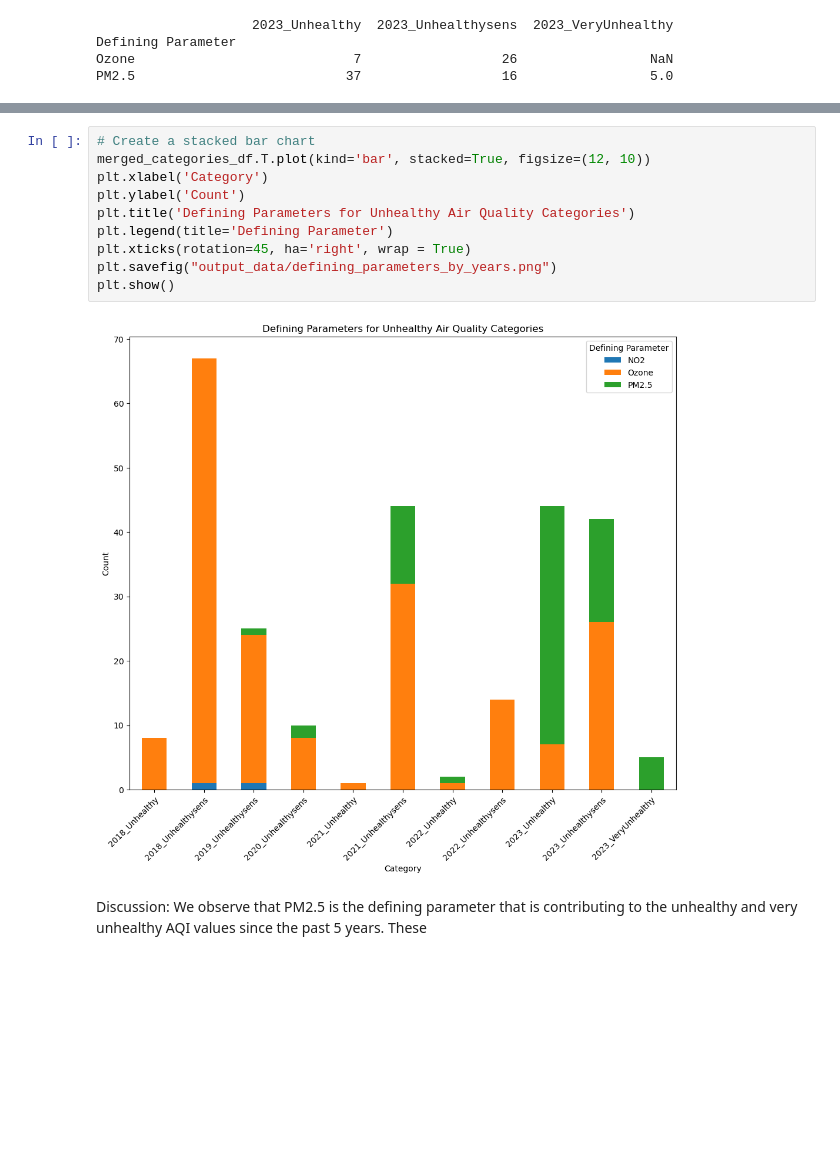
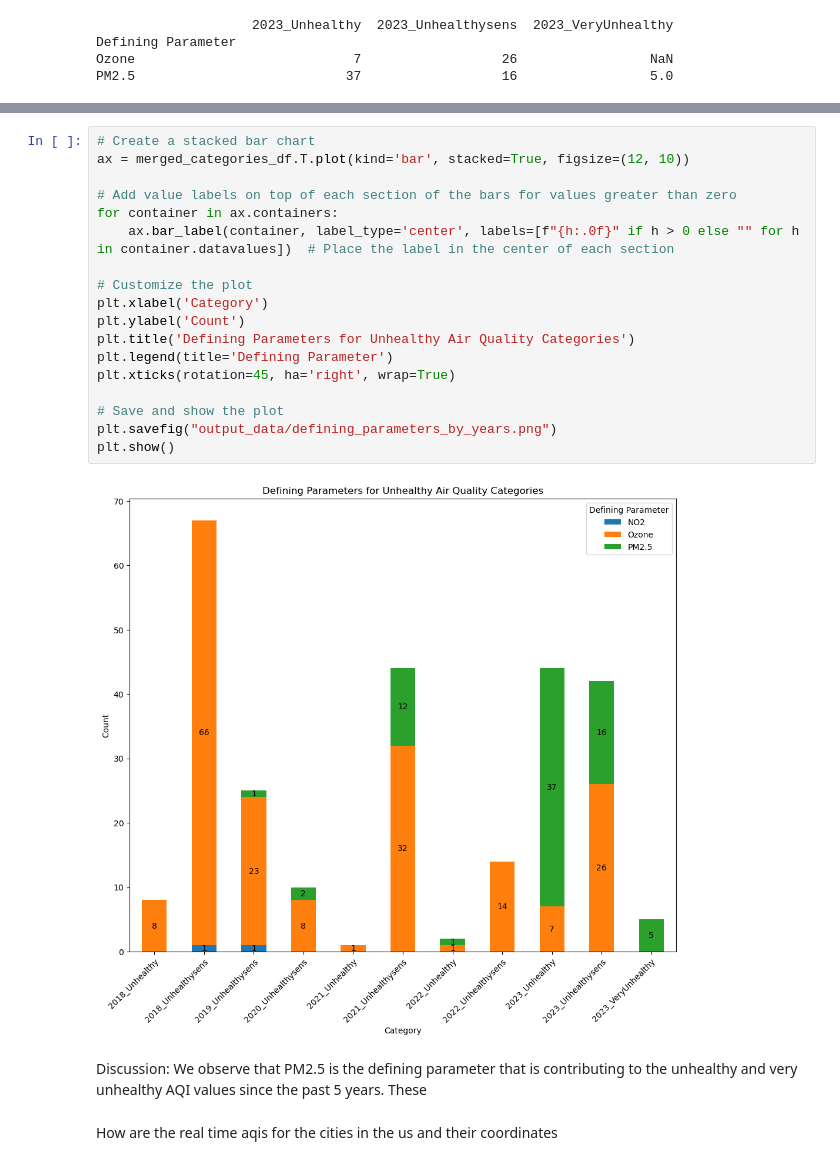
Before and after one commit to emilyclairevoyant/data-questers, a Jupyter notebook: ConsolidatedNJAQI.ipynb, the cells around one changed output, grey strips where cells are left out. Saved outputs shown, nothing was run; the diff lists cells and outputs as text; blank space fills up the shorter version.

```diff
--- a/ConsolidatedNJAQI.ipynb
+++ b/ConsolidatedNJAQI.ipynb
@@ -440,15 +440,25 @@ merged_categories_df
 | PM2.5 | NaN | NaN | 1 | 2.0 | NaN | ... |
 # %%
 # Create a stacked bar chart
-merged_categories_df.T.plot(kind='bar', stacked=True, figsize=(12, 10))
+ax = merged_categories_df.T.plot(kind='bar', stacked=True, figsize=(12, 10))
+
+# Add value labels on top of each section of the bars for values greater than zero
+for container in ax.containers:
+    ax.bar_label(container, label_type='center', labels=[f"{h:.0f}" if h > 0 else "" for h in container.datavalues])  # Place the label in the center of each section
+
+# Customize the plot
 plt.xlabel('Category')
 plt.ylabel('Count')
 plt.title('Defining Parameters for Unhealthy Air Quality Categories')
 plt.legend(title='Defining Parameter')
-plt.xticks(rotation=45, ha='right', wrap = True)
+plt.xticks(rotation=45, ha='right', wrap=True)
+
+# Save and show the plot
 plt.savefig("output_data/defining_parameters_by_years.png")
 plt.show()
 # %% [output]
-[figure, old version]
+[figure, new version]
 # %% [markdown]
 Discussion: We observe that PM2.5 is the defining parameter that is contributing to the unhealthy and very unhealthy AQI values since the past 5 years. These
+# %% [markdown]
+How are the real time aqis for the cities in the us and their coordinates
```
Also changed, not shown: parts of 8 cells of this notebook, 2 other files.
